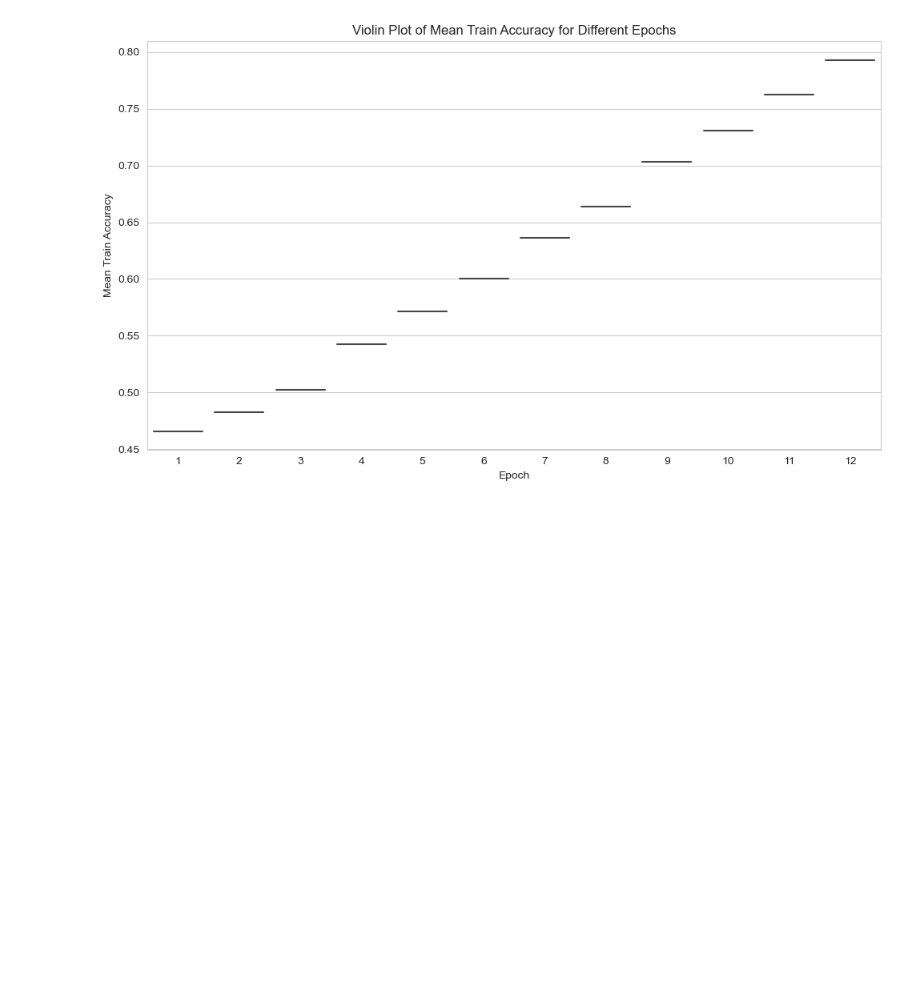
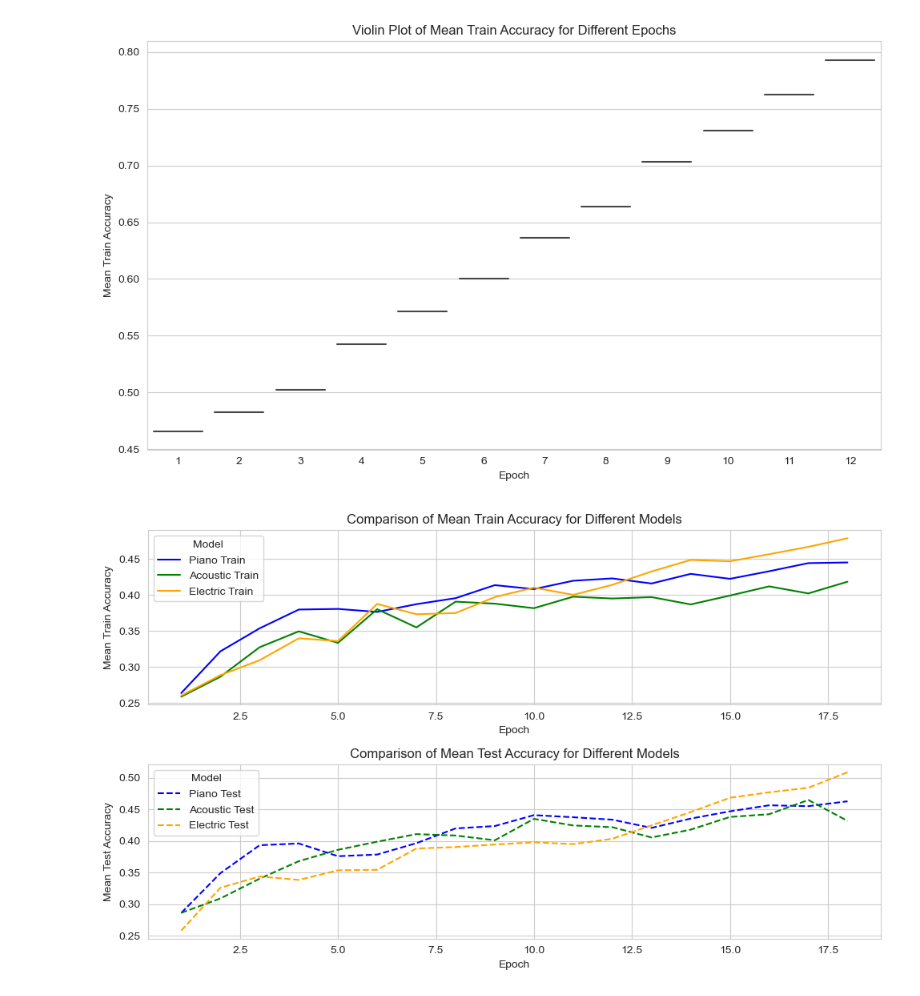
Before and after one commit to dancingninjas1/emotion-recognition, a Jupyter notebook: notebooks/analysis.ipynb, the cells around one changed output. Saved outputs shown, nothing was run; the diff lists cells and outputs as text; code cells hidden in the pictures; blank space fills up the shorter version.

```diff
--- a/notebooks/analysis.ipynb
+++ b/notebooks/analysis.ipynb
@@ -225,3 +225,56 @@ plt.tight_layout()
 plt.show()
 # %% [output]
 [figure]
+# %%
+import pandas as pd
+import matplotlib.pyplot as plt
+
+# Load the CSV files into pandas DataFrames
+df_model1 = pd.read_csv('C:/Users/apurv/Desktop/project/performance_metrics-pia-report.csv')  # Replace with your file path
+df_model2 = pd.read_csv('C:/Users/apurv/Desktop/project/performance_metrics-aco-report.csv')  # Replace with your file path
+df_model3 = pd.read_csv('C:/Users/apurv/Desktop/project/performance_metrics-ele-report.csv')  # Replace with your file path
+
+# Convert the accuracy column from tensor format to float
+df_model1['accuracy'] = df_model1['accuracy'].apply(lambda x: float(x.split(',')[0].split('(')[1]))
+df_model2['accuracy'] = df_model2['accuracy'].apply(lambda x: float(x.split(',')[0].split('(')[1]))
+df_model3['accuracy'] = df_model3['accuracy'].apply(lambda x: float(x.split(',')[0].split('(')[1]))
+
+# Calculate the mean accuracy for each epoch and phase for each model
+df_model1_train = df_model1[df_model1['phase'] == 'train'].groupby('epoch')['accuracy'].mean()
+df_model1_test = df_model1[df_model1['phase'] == 'test'].groupby('epoch')['accuracy'].mean()
+
+df_model2_train = df_model2[df_model2['phase'] == 'train'].groupby('epoch')['accuracy'].mean()
+df_model2_test = df_model2[df_model2['phase'] == 'test'].groupby('epoch')['accuracy'].mean()
+
+df_model3_train = df_model3[df_model3['phase'] == 'train'].groupby('epoch')['accuracy'].mean()
+df_model3_test = df_model3[df_model3['phase'] == 'test'].groupby('epoch')['accuracy'].mean()
+
+# Create two line plots, one for train accuracy and one for test accuracy
+plt.figure(figsize=(10, 6))
+
+plt.subplot(2, 1, 1)
+df_model1_train.plot(kind='line', color='blue', label='Piano Train')
+df_model2_train.plot(kind='line', color='green', label='Acoustic Train')
+df_model3_train.plot(kind='line', color='orange', label='Electric Train')
+
+plt.xlabel('Epoch')
+plt.ylabel('Mean Train Accuracy')
+plt.title('Comparison of Mean Train Accuracy for Different Models')
+plt.legend(title='Model')
+plt.xticks(rotation=0)
+
+plt.subplot(2, 1, 2)
+df_model1_test.plot(kind='line', color='blue', linestyle='dashed', label='Piano Test')
+df_model2_test.plot(kind='line', color='green', linestyle='dashed', label='Acoustic Test')
+df_model3_test.plot(kind='line', color='orange', linestyle='dashed', label='Electric Test')
+
+plt.xlabel('Epoch')
+plt.ylabel('Mean Test Accuracy')
+plt.title('Comparison of Mean Test Accuracy for Different Models')
+plt.legend(title='Model')
+plt.xticks(rotation=0)
+
+plt.tight_layout()
+plt.show()
+# %% [output]
+[figure, added]
```
Also changed, not shown: parts of 1 cell of this notebook, 11 other files.
